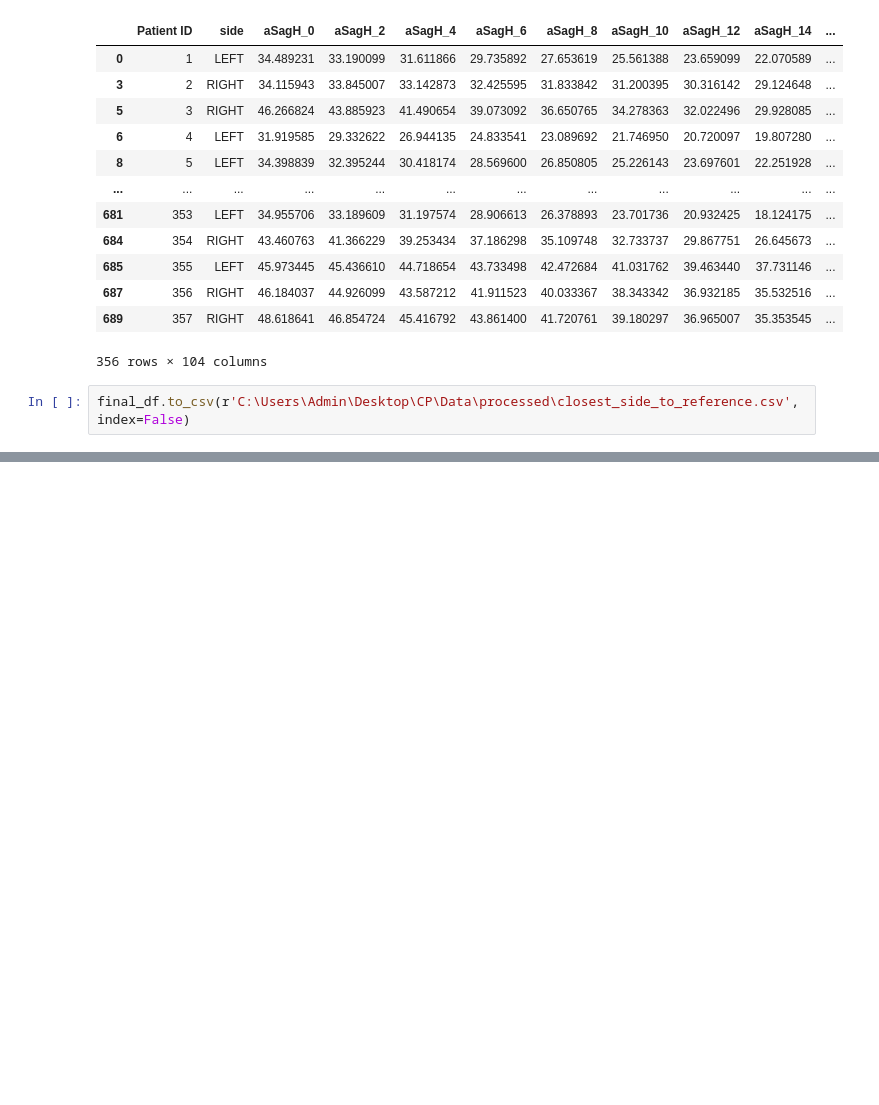
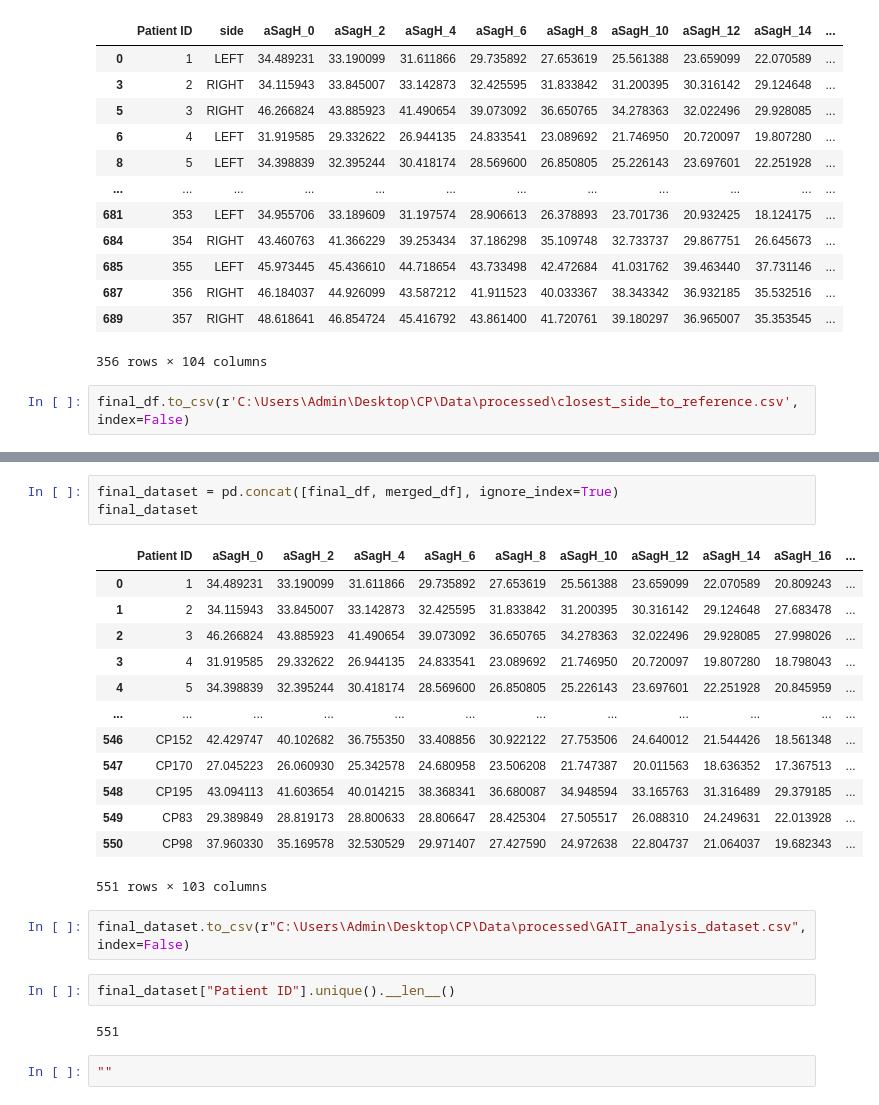
Before and after one commit to ganeshpawar1/Cerebral_Palsy_Classification, a Jupyter notebook: Notebooks/data_processing.ipynb, the cells around one changed output, grey strips where cells are left out. Drawn from its saved outputs; the diff is of its cells as text; blank space fills up the shorter version.

```diff
--- a/Notebooks/data_processing.ipynb
+++ b/Notebooks/data_processing.ipynb
@@ -97,0 +135,25 @@ final_df.to_csv(r'C:\Users\Admin\Desktop\CP\Data\processed\closest_side_to_refer
+# %%
+final_dataset = pd.concat([final_df, merged_df], ignore_index=True)
+final_dataset
+# %% [output]
+|  | Patient ID | aSagH_0 | aSagH_2 | aSagH_4 | aSagH_6 | aSagH_8 | aSagH_10 | aSagH_12 | aSagH_14 | aSagH_16 | ... |
+| 0 | 1 | 34.489231 | 33.190099 | 31.611866 | 29.735892 | 27.653619 | 25.561388 | 23.659099 | 22.070589 | 20.809243 | ... |
+| 1 | 2 | 34.115943 | 33.845007 | 33.142873 | 32.425595 | 31.833842 | 31.200395 | 30.316142 | 29.124648 | 27.683478 | ... |
+| 2 | 3 | 46.266824 | 43.885923 | 41.490654 | 39.073092 | 36.650765 | 34.278363 | 32.022496 | 29.928085 | 27.998026 | ... |
+| 3 | 4 | 31.919585 | 29.332622 | 26.944135 | 24.833541 | 23.089692 | 21.746950 | 20.720097 | 19.807280 | 18.798043 | ... |
+| 4 | 5 | 34.398839 | 32.395244 | 30.418174 | 28.569600 | 26.850805 | 25.226143 | 23.697601 | 22.251928 | 20.845959 | ... |
+| ... | ... | ... | ... | ... | ... | ... | ... | ... | ... | ... | ... |
+| 546 | CP152 | 42.429747 | 40.102682 | 36.755350 | 33.408856 | 30.922122 | 27.753506 | 24.640012 | 21.544426 | 18.561348 | ... |
+| 547 | CP170 | 27.045223 | 26.060930 | 25.342578 | 24.680958 | 23.506208 | 21.747387 | 20.011563 | 18.636352 | 17.367513 | ... |
+| 548 | CP195 | 43.094113 | 41.603654 | 40.014215 | 38.368341 | 36.680087 | 34.948594 | 33.165763 | 31.316489 | 29.379185 | ... |
+| 549 | CP83 | 29.389849 | 28.819173 | 28.800633 | 28.806647 | 28.425304 | 27.505517 | 26.088310 | 24.249631 | 22.013928 | ... |
+| 550 | CP98 | 37.960330 | 35.169578 | 32.530529 | 29.971407 | 27.427590 | 24.972638 | 22.804737 | 21.064037 | 19.682343 | ... |
+551 rows × 103 columns
+# %%
+final_dataset.to_csv(r"C:\Users\Admin\Desktop\CP\Data\processed\GAIT_analysis_dataset.csv",index=False)
+# %%
+final_dataset["Patient ID"].unique().__len__()
+# %% [output]
+551
+# %%
+""
```
Also changed, not shown: parts of 4 cells of this notebook, 12 other files.
